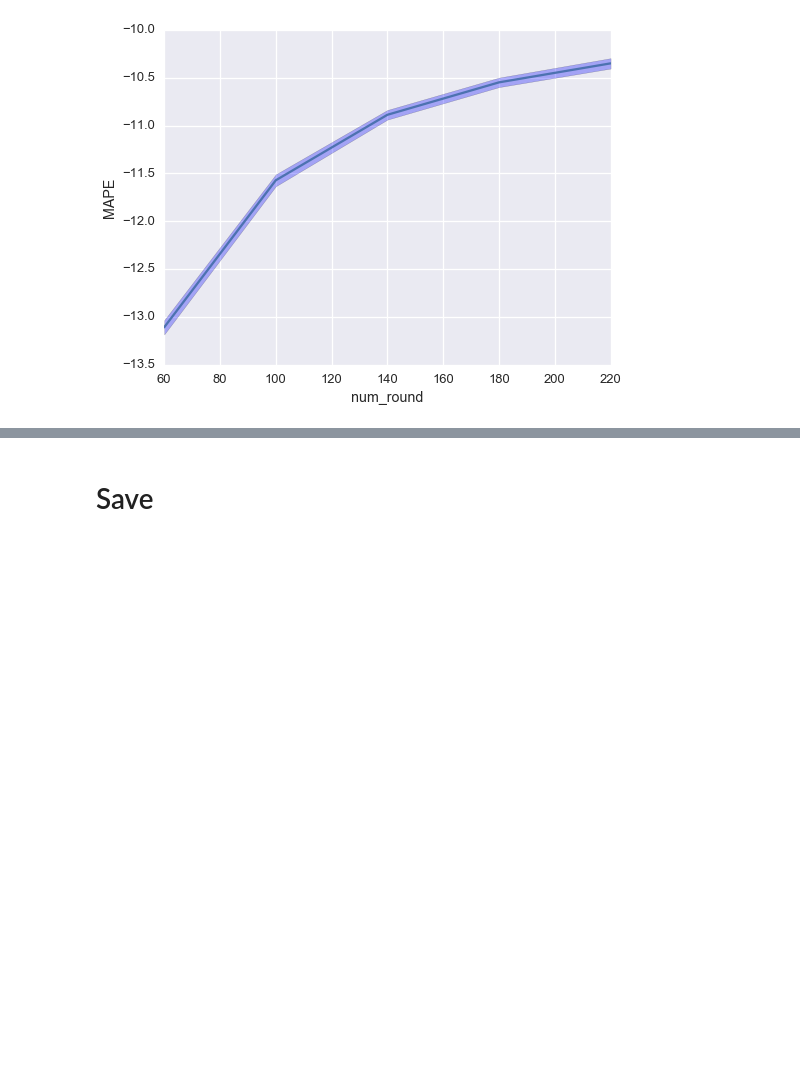
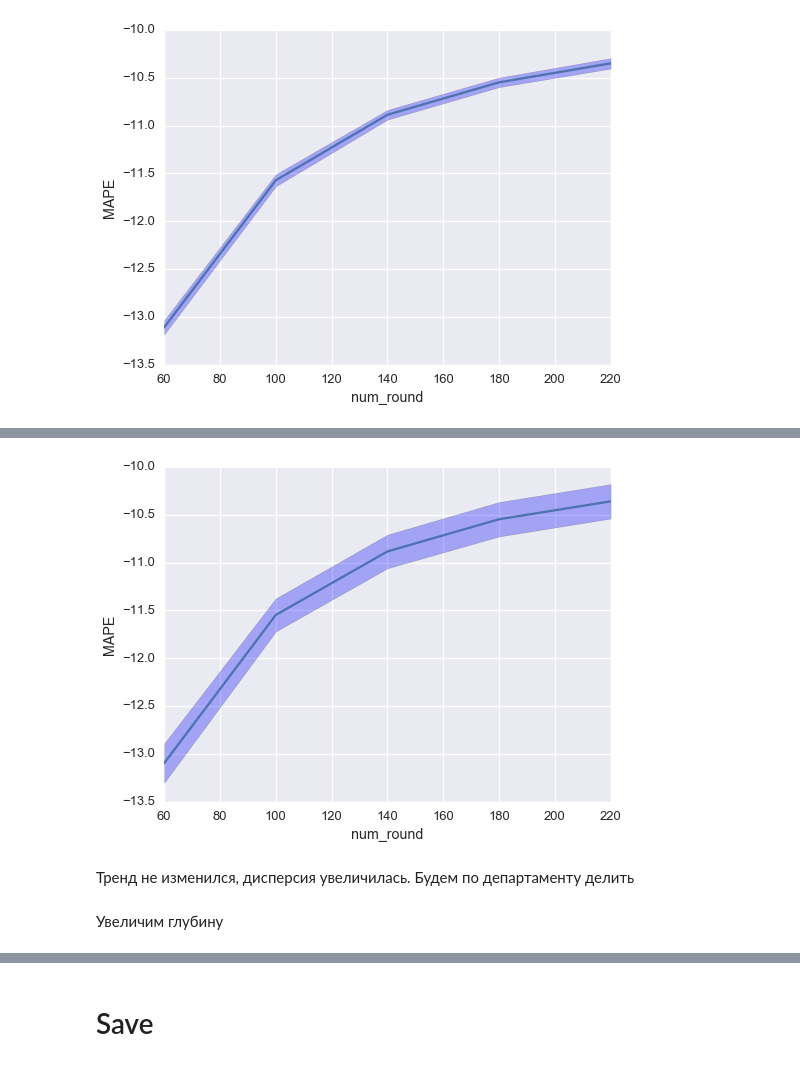
Before and after one commit to alexsyrom/datascience-ml-2, a Jupyter notebook: xgb_tune.ipynb, the cells around one changed output, grey strips where cells are left out. Drawn from its saved outputs; the diff is of its cells as text; code cells hidden in the pictures; blank space fills up the shorter version.

```diff
--- a/xgb_tune.ipynb
+++ b/xgb_tune.ipynb
@@ -504,0 +507,35 @@ plot_quality(mygs, 'num_round')
+# %%
+%%time
+
+param =   {'base_score':0.5, 'colsample_bylevel':1, 'colsample_bytree':1, 'gamma':0,
+           'eta':0.05, 'max_delta_step':0, 'max_depth':3,
+           'min_child_weight':1, 'nthread':-1,
+           'objective':'reg:linear', 'reg_alpha':0, 'reg_lambda':1,
+           'scale_pos_weight':1, 'seed':56, 'silent':True, 'subsample':1}
+
+diff_num_round_list = [40 for i in range(5)]
+diff_num_round_list[0] = 60
+num_round_list = np.cumsum(diff_num_round_list)
+n_folds = 3
+obj=None
+weight_coef = 1000
+
+mygs = MyGS(num_round_list, 'num_round', n_folds=n_folds)
+
+label_kfold = LabelKFold(np.array(dropped_train['department']), n_folds=n_folds)
+
+for train_index, test_index in tqdm_notebook(label_kfold, desc='fold'):
+    dtrain = xgb.DMatrix(x_train[train_index],
+                         label=y_train[train_index],
+                         missing=-9999,
+                         weight=weight_coef * np.power(y_train[train_index], -2) )
+    dvalidation = xgb.DMatrix(x_train[test_index], missing=-9999)
+    y_validation = y_train[test_index][:, 0]
+    param['base_score'] = np.percentile(y_train[train_index], 25)
+    bst = None
+    for index, diff_num_round in enumerate(diff_num_round_list):
+        bst = xgb.train(param, dtrain, diff_num_round, obj=obj, xgb_model=bst)
+        y_pred = bst.predict(dvalidation)
+        score = mape(y_validation, y_pred)
+        mygs.add(score, index)
+    gc.collect()
@@ -504,0 +545,8 @@ plot_quality(mygs, 'num_round')
+# %%
+plot_quality(mygs, 'num_round')
+# %% [output]
+[figure, added]
+# %% [markdown]
+Тренд не изменился, дисперсия увеличилась. Будем по департаменту делить
+# %% [markdown]
+Увеличим глубину
```
Also changed, not shown: parts of 18 cells of this notebook, 1 other file.
